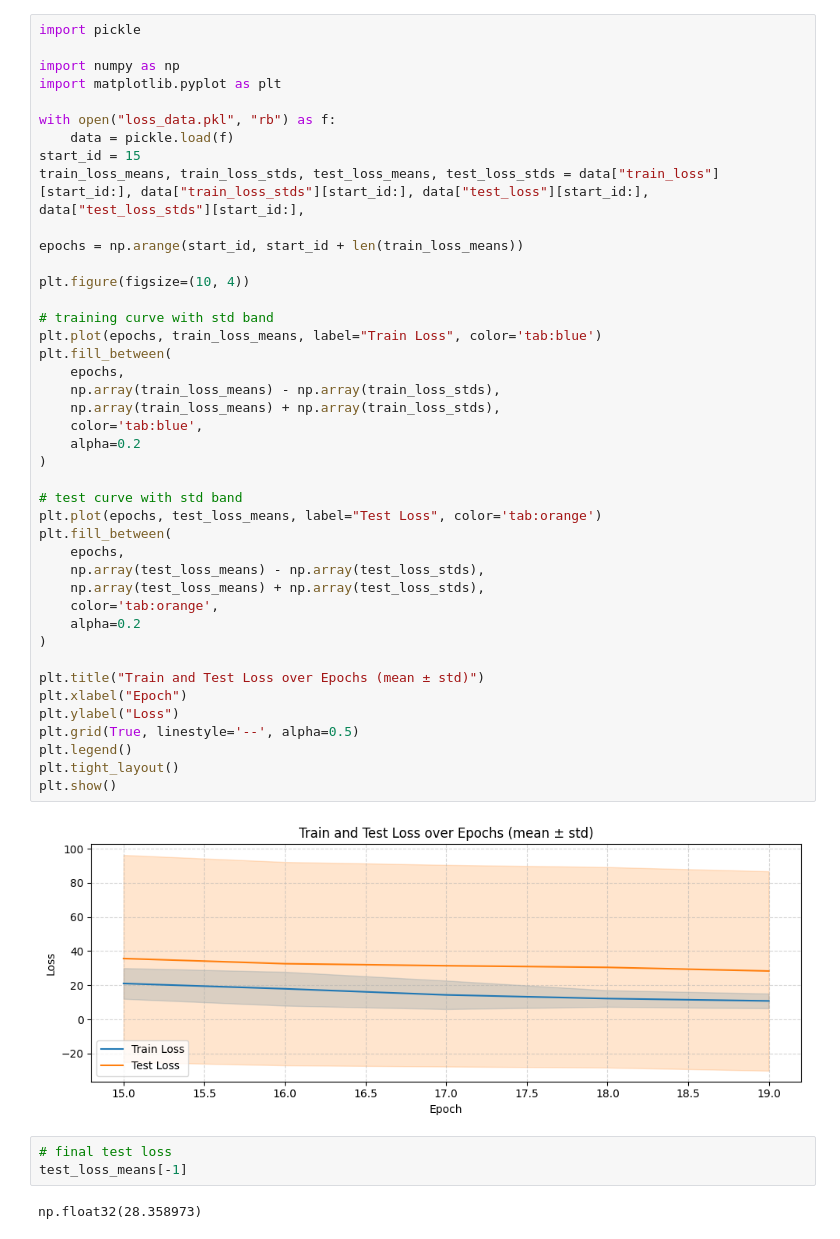
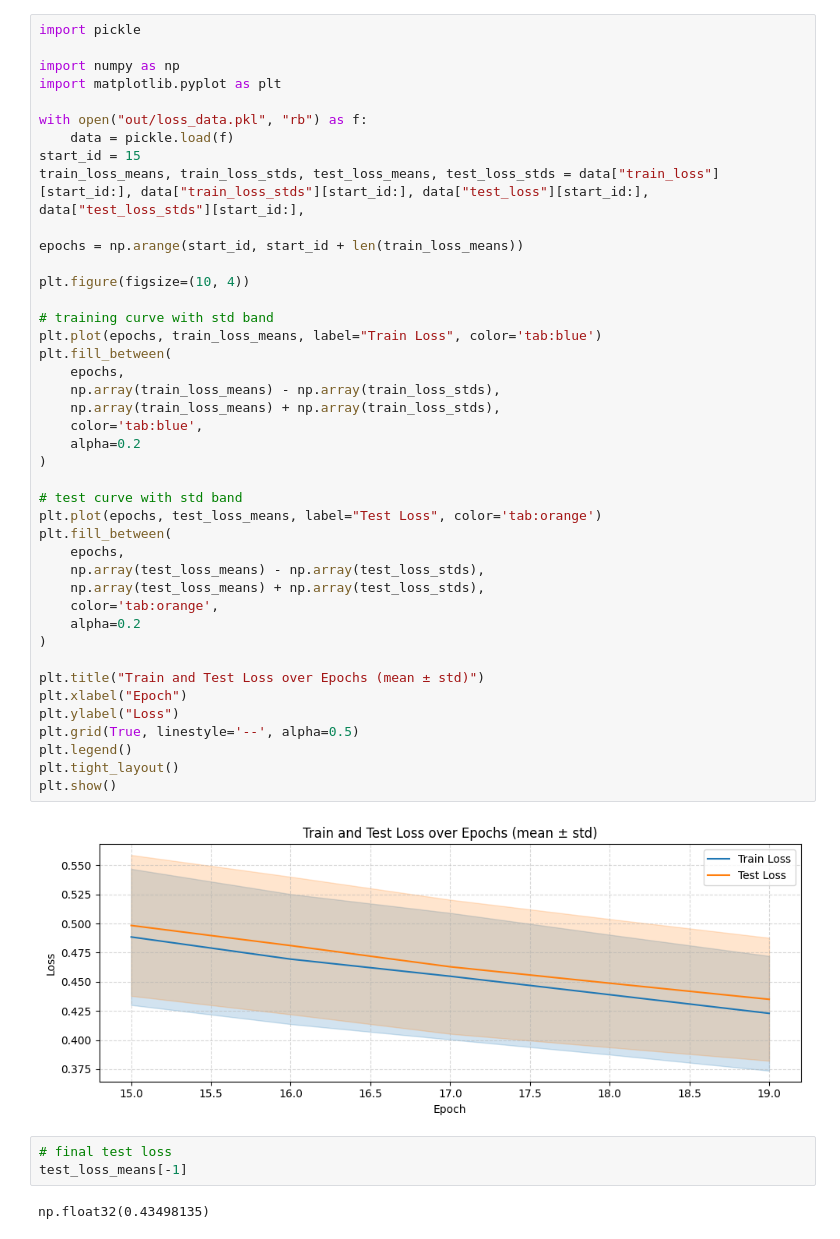
Before and after one commit to karry-z/VASAE, a Jupyter notebook: draw_gpt2_VASAE_reconstruct_loss.ipynb, the cells around one changed output. Cells and saved outputs as stored; diff of their text form.

```diff
--- a/draw_gpt2_VASAE_reconstruct_loss.ipynb
+++ b/draw_gpt2_VASAE_reconstruct_loss.ipynb
@@ -4,7 +4,7 @@ import pickle
 import numpy as np
 import matplotlib.pyplot as plt
 
-with open("loss_data.pkl", "rb") as f:
+with open("out/loss_data.pkl", "rb") as f:
     data = pickle.load(f)
 start_id = 15
 train_loss_means, train_loss_stds, test_loss_means, test_loss_stds = data["train_loss"][start_id:], data["train_loss_stds"][start_id:], data["test_loss"][start_id:], data["test_loss_stds"][start_id:],
@@ -14,36 +14,36 @@ epochs = np.arange(start_id, start_id + len(train_loss_means))
 plt.figure(figsize=(10, 4))
 
 # training curve with std band
 plt.plot(epochs, train_loss_means, label="Train Loss", color='tab:blue')
 plt.fill_between(
     epochs,
     np.array(train_loss_means) - np.array(train_loss_stds),
     np.array(train_loss_means) + np.array(train_loss_stds),
     color='tab:blue',
     alpha=0.2
 )
 
 # test curve with std band
 plt.plot(epochs, test_loss_means, label="Test Loss", color='tab:orange')
 plt.fill_between(
     epochs,
     np.array(test_loss_means) - np.array(test_loss_stds),
     np.array(test_loss_means) + np.array(test_loss_stds),
     color='tab:orange',
     alpha=0.2
 )
 
 plt.title("Train and Test Loss over Epochs (mean ± std)")
 plt.xlabel("Epoch")
 plt.ylabel("Loss")
 plt.grid(True, linestyle='--', alpha=0.5)
 plt.legend()
 plt.tight_layout()
 plt.show()
 # %% [output]
-[figure, old version]
+[figure, new version]
 # %%
 # final test loss
 test_loss_means[-1]
 # %% [output]
-np.float32(28.358973)
+np.float32(0.43498135)
```
Also changed, not shown: 4 other files.
